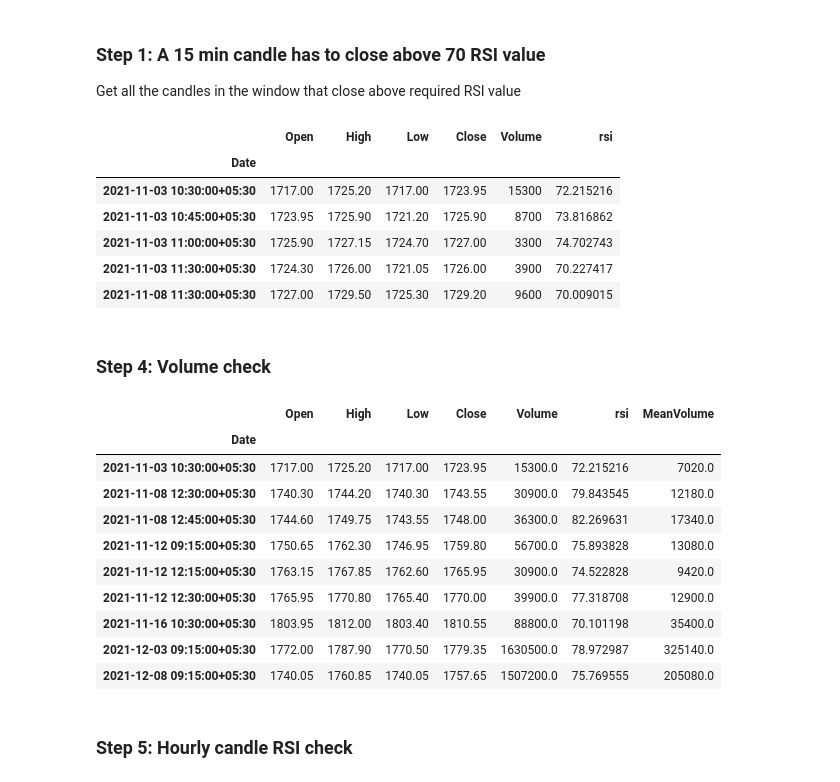
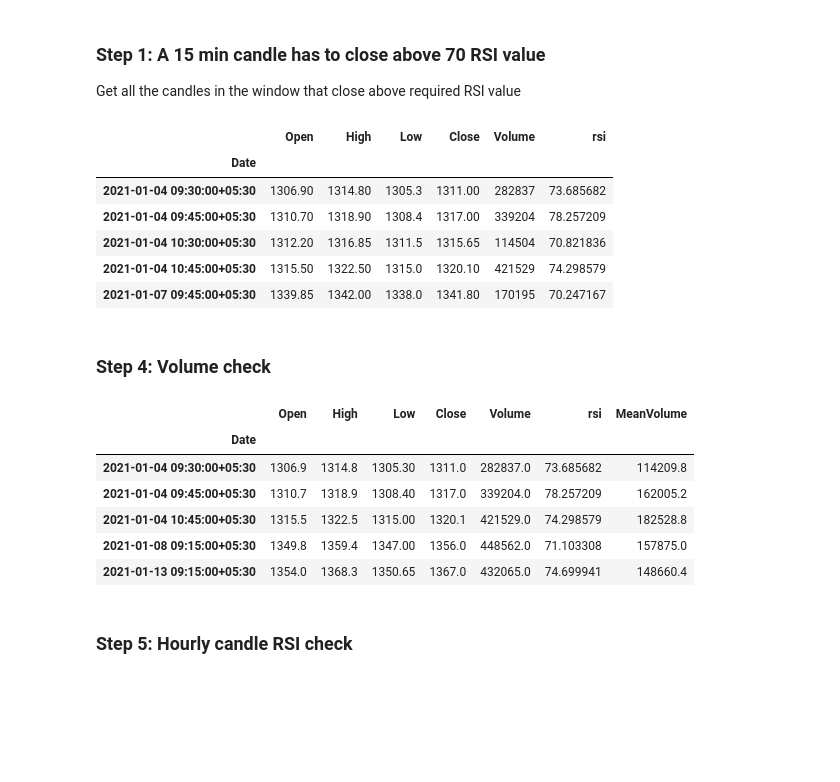
Before and after one commit to hbbtekademy/algo-trading, a Jupyter notebook: python/notebooks/strategies/rsi_strategy/RSIStrategy.ipynb, the cells around one changed output. Drawn from its saved outputs; the diff is of its cells as text; code cells hidden in the pictures; blank space fills up the shorter version.

```diff
--- a/python/notebooks/strategies/rsi_strategy/RSIStrategy.ipynb
+++ b/python/notebooks/strategies/rsi_strategy/RSIStrategy.ipynb
@@ -89,7 +90,7 @@ def get_hourly_rsi(df_15min, index):
 # %% [markdown]
 ## Load 15 min and 60 min stock data and calculate RSI
 # %%
-file_15min = '/content/stock_data/INFY21DECFUT-HIST-15M.csv'
+file_15min = '/content/stock_data/LT-HIST.csv'
 
 df_15min = pd.read_csv(file_15min, parse_dates=['Date'], index_col=['Date'])
 rsi = RSIIndicator(df_15min['Close']).rsi()
@@ -106,11 +107,11 @@ df_15min.tail()
 # %% [markdown]
 ## Set Strategy Parameters
 # %%
-window_start = '2021-11-01 00:00:00'
+window_start = '2021-01-01 00:00:00'
 window_end = '2021-12-15 00:00:00'
 rsi_15min = 70
 rsi_60min = 50
-lot_size = 300
+lot_size = 575
 stop_loss = 6000
 back_candles = 5
 volume_multiple = 2 # 2 or 3 times
@@ -133,43 +134,39 @@ df.head()
 # %% [output]
 |  | Open | High | Low | Close | Volume | rsi |
 | Date |  |  |  |  |  |  |
-| 2021-11-03 10:30:00+05:30 | 1717.00 | 1725.20 | 1717.00 | 1723.95 | 15300 | 72.215216 |
-| 2021-11-03 10:45:00+05:30 | 1723.95 | 1725.90 | 1721.20 | 1725.90 | 8700 | 73.816862 |
-| 2021-11-03 11:00:00+05:30 | 1725.90 | 1727.15 | 1724.70 | 1727.00 | 3300 | 74.702743 |
-| 2021-11-03 11:30:00+05:30 | 1724.30 | 1726.00 | 1721.05 | 1726.00 | 3900 | 70.227417 |
-| 2021-11-08 11:30:00+05:30 | 1727.00 | 1729.50 | 1725.30 | 1729.20 | 9600 | 70.009015 |
+| 2021-01-04 09:30:00+05:30 | 1306.90 | 1314.80 | 1305.3 | 1311.00 | 282837 | 73.685682 |
+| 2021-01-04 09:45:00+05:30 | 1310.70 | 1318.90 | 1308.4 | 1317.00 | 339204 | 78.257209 |
+| 2021-01-04 10:30:00+05:30 | 1312.20 | 1316.85 | 1311.5 | 1315.65 | 114504 | 70.821836 |
+| 2021-01-04 10:45:00+05:30 | 1315.50 | 1322.50 | 1315.0 | 1320.10 | 421529 | 74.298579 |
+| 2021-01-07 09:45:00+05:30 | 1339.85 | 1342.00 | 1338.0 | 1341.80 | 170195 | 70.247167 |
 # %% [markdown]
 
 ### Step 4: Volume check
 # %%
 temp_df = pd.DataFrame(columns=['Open','High','Low','Close','Volume','rsi','MeanVolume'])
 temp_df.index.name = 'Date'
 back_candles_df = pd.DataFrame()
 for index, row in df.iterrows():
   # Get mean volume of previous candles
   back_candles_df = helpers.get_previous_candles(curr_window_df, index, back_candles)
   mean_volume = back_candles_df['Volume'].mean()
   row['MeanVolume'] = mean_volume
 
   # Compare volume against previous mean volume
   if(row['Volume'] > volume_multiple*mean_volume):
     # print('Current Volume:', row['Volume'], 'greather than 2 times mean volume', mean_volume)
     temp_df.loc[index] = row
 
 df = temp_df[['Open','High','Low','Close','Volume','rsi']]
-temp_df
+temp_df.head()
 # %% [output]
 |  | Open | High | Low | Close | Volume | rsi | MeanVolume |
 | Date |  |  |  |  |  |  |  |
-| 2021-11-03 10:30:00+05:30 | 1717.00 | 1725.20 | 1717.00 | 1723.95 | 15300.0 | 72.215216 | 7020.0 |
-| 2021-11-08 12:30:00+05:30 | 1740.30 | 1744.20 | 1740.30 | 1743.55 | 30900.0 | 79.843545 | 12180.0 |
-| 2021-11-08 12:45:00+05:30 | 1744.60 | 1749.75 | 1743.55 | 1748.00 | 36300.0 | 82.269631 | 17340.0 |
-| 2021-11-12 09:15:00+05:30 | 1750.65 | 1762.30 | 1746.95 | 1759.80 | 56700.0 | 75.893828 | 13080.0 |
-| 2021-11-12 12:15:00+05:30 | 1763.15 | 1767.85 | 1762.60 | 1765.95 | 30900.0 | 74.522828 | 9420.0 |
-| 2021-11-12 12:30:00+05:30 | 1765.95 | 1770.80 | 1765.40 | 1770.00 | 39900.0 | 77.318708 | 12900.0 |
-| 2021-11-16 10:30:00+05:30 | 1803.95 | 1812.00 | 1803.40 | 1810.55 | 88800.0 | 70.101198 | 35400.0 |
-| 2021-12-03 09:15:00+05:30 | 1772.00 | 1787.90 | 1770.50 | 1779.35 | 1630500.0 | 78.972987 | 325140.0 |
-| 2021-12-08 09:15:00+05:30 | 1740.05 | 1760.85 | 1740.05 | 1757.65 | 1507200.0 | 75.769555 | 205080.0 |
+| 2021-01-04 09:30:00+05:30 | 1306.9 | 1314.8 | 1305.30 | 1311.0 | 282837.0 | 73.685682 | 114209.8 |
+| 2021-01-04 09:45:00+05:30 | 1310.7 | 1318.9 | 1308.40 | 1317.0 | 339204.0 | 78.257209 | 162005.2 |
+| 2021-01-04 10:45:00+05:30 | 1315.5 | 1322.5 | 1315.00 | 1320.1 | 421529.0 | 74.298579 | 182528.8 |
+| 2021-01-08 09:15:00+05:30 | 1349.8 | 1359.4 | 1347.00 | 1356.0 | 448562.0 | 71.103308 | 157875.0 |
+| 2021-01-13 09:15:00+05:30 | 1354.0 | 1368.3 | 1350.65 | 1367.0 | 432065.0 | 74.699941 | 148660.4 |
 # %% [markdown]
 ### Step 5: Hourly candle RSI check
 # %%
```
Also changed, not shown: parts of 8 cells of this notebook.
